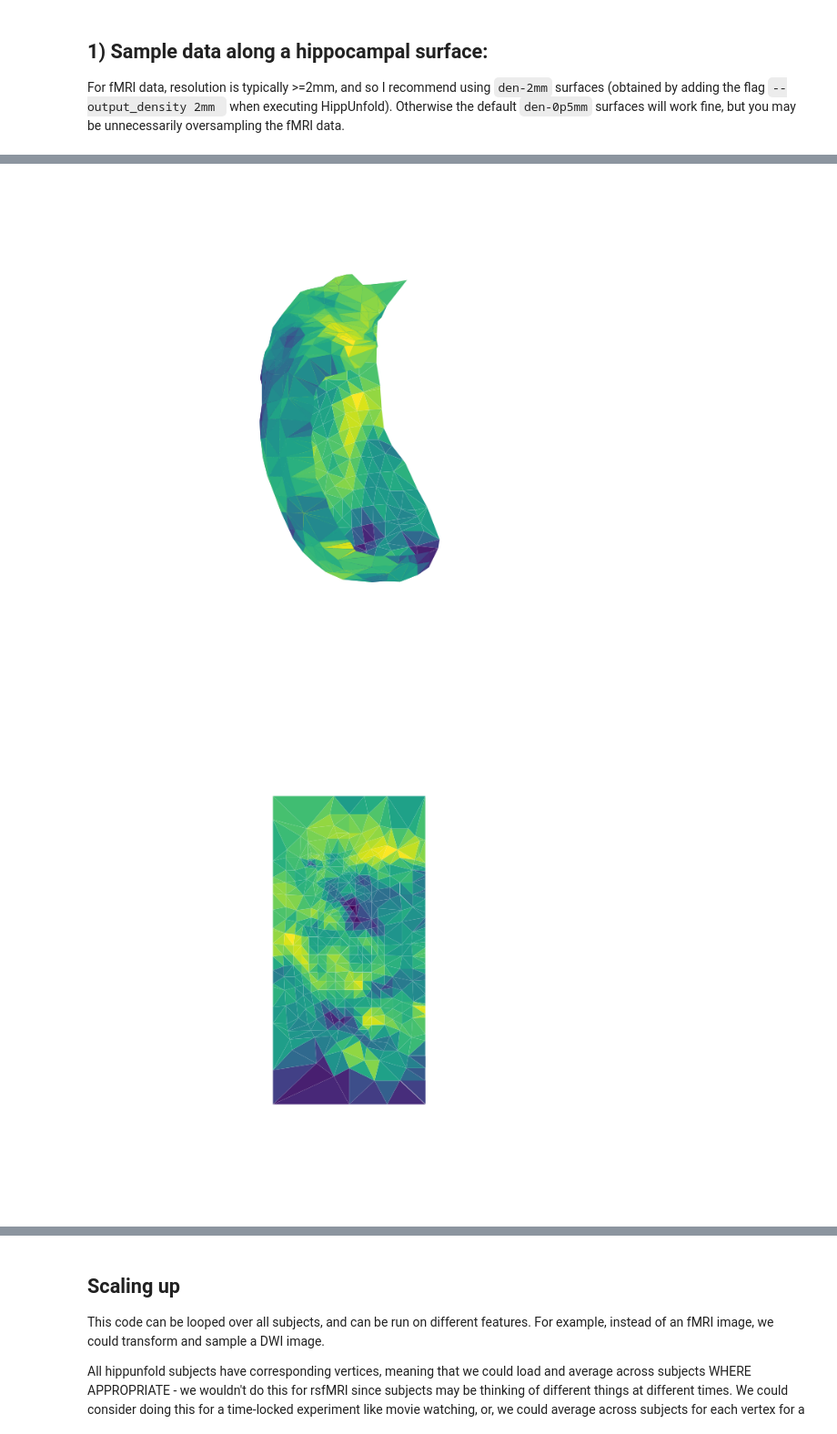
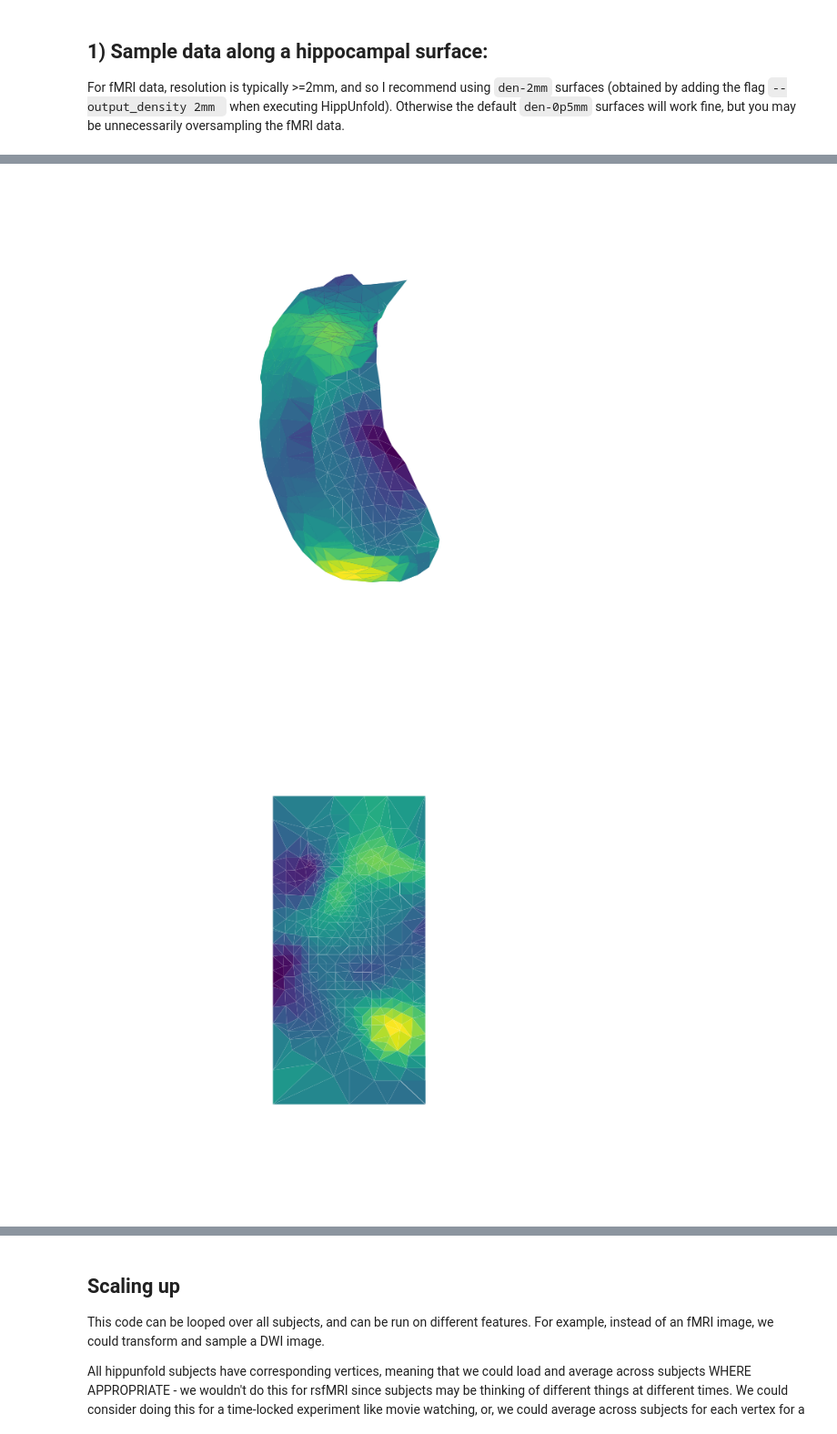
Before and after one commit to jordandekraker/hippunfold_toolbox, a Jupyter notebook: tutorial_fMRI.ipynb, the cells around one changed output, grey strips where cells are left out. Shown at 91% size. Saved outputs shown, nothing was run; the diff lists cells and outputs as text; code cells hidden in the pictures.

Commit message:
added optional smoothing step

```diff
--- a/tutorial_fMRI.ipynb
+++ b/tutorial_fMRI.ipynb
@@ -62,22 +79,22 @@ Here, we will only load one hemisphere and one surface (ie. no dentate gyrus). T
 # %%
 import numpy as np
 import matplotlib.pyplot as plt
 import nibabel as nib
 import sys
 from hippunfold_toolbox import plotting
 
 surface = nib.load(f'{hippunfold_dir}/sub-{subject}/surf/sub-{subject}_hemi-L_space-T1w_den-2mm_label-hipp_midthickness.surf.gii')
-func = nib.load(f'tmp/sub-{subject}_hemi-L_space-T1w_den-2mm_label-hipp_desc-rsmfri.func.gii')
+func = nib.load(f'tmp/sub-{subject}_hemi-L_space-T1w_den-2mm_label-hipp_desc-rsmfri_smooth.func.gii')
 
 # plot only the very first timepoint
 fig,ax = plotting.plot_gifti(surface,func.darrays[0].data)
 ax.view_init(elev=90, azim=-90)
 
 # also plot on an unfolded surface
 surface_unfolded = nib.load(f'{hippunfold_dir}/sub-{subject}/surf/sub-{subject}_hemi-L_space-unfolded_den-2mm_label-hipp_midthickness.surf.gii')
 fig,ax = plotting.plot_gifti(surface_unfolded,func.darrays[0].data)
 ax.view_init(elev=-90, azim=0)
 # %% [output]
-[figure, old version]
+[figure, new version]
-[figure, old version]
+[figure, new version]
 # %% [markdown]
```
Also changed, not shown: parts of 7 cells of this notebook.
